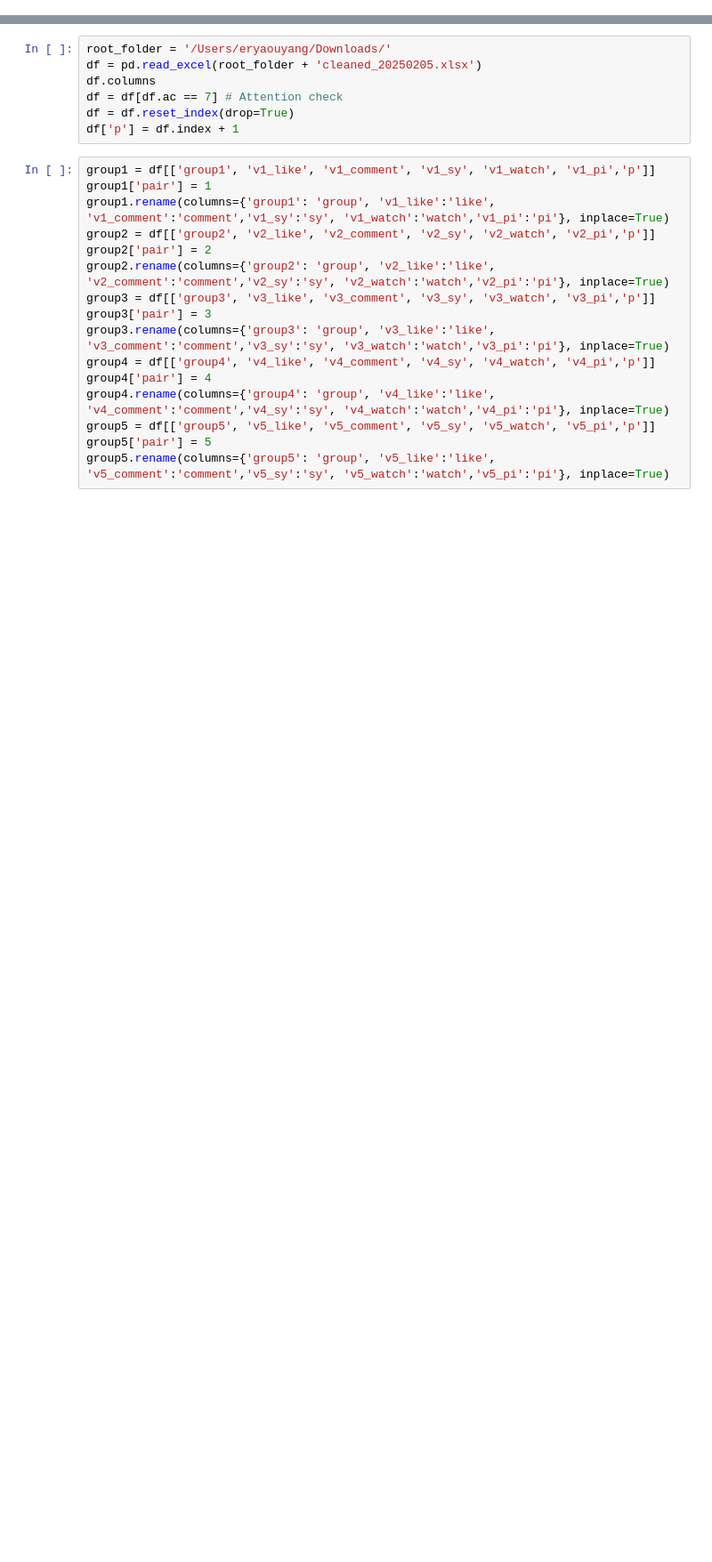
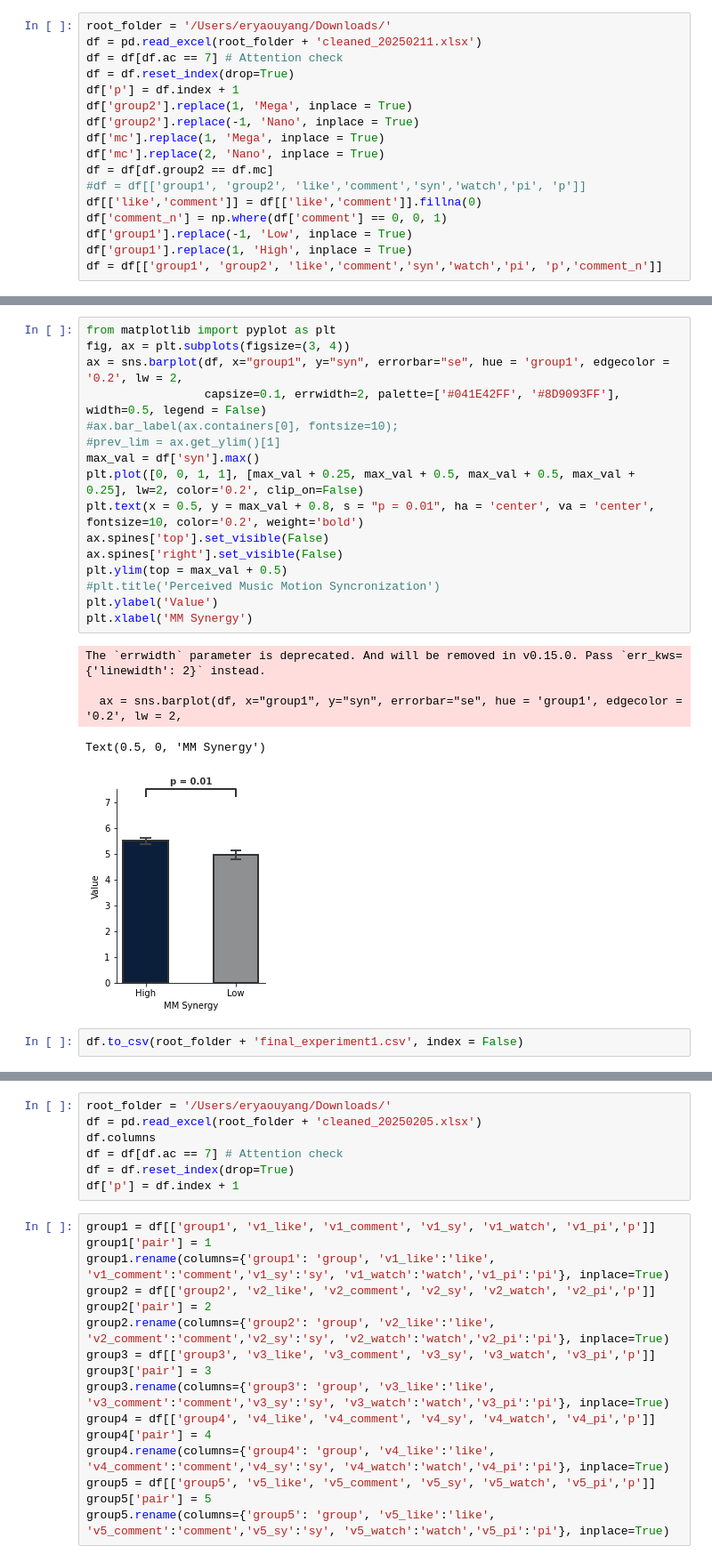
Before and after one commit to eyoy/mmsynergy, a Jupyter notebook: reg/experiment_analysis.ipynb, the cells around one changed output, grey strips where cells are left out. Shown: that part at 89% size. Saved outputs shown, nothing was run; the diff lists cells and outputs as text; blank space fills up the shorter version.

```diff
--- a/reg/experiment_analysis.ipynb
+++ b/reg/experiment_analysis.ipynb
@@ -4,0 +13,17 @@ import seaborn as sns
+# %%
+root_folder = '/Users/eryaouyang/Downloads/'
+df = pd.read_excel(root_folder + 'cleaned_20250211.xlsx')
+df = df[df.ac == 7] # Attention check
+df = df.reset_index(drop=True)
+df['p'] = df.index + 1
+df['group2'].replace(1, 'Mega', inplace = True)
+df['group2'].replace(-1, 'Nano', inplace = True)
+df['mc'].replace(1, 'Mega', inplace = True)
+df['mc'].replace(2, 'Nano', inplace = True)
+df = df[df.group2 == df.mc]
+#df = df[['group1', 'group2', 'like','comment','syn','watch','pi', 'p']]
+df[['like','comment']] = df[['like','comment']].fillna(0)
+df['comment_n'] = np.where(df['comment'] == 0, 0, 1)
+df['group1'].replace(-1, 'Low', inplace = True)
+df['group1'].replace(1, 'High', inplace = True)
+df = df[['group1', 'group2', 'like','comment','syn','watch','pi', 'p','comment_n']]
@@ -4,0 +93,24 @@ import seaborn as sns
+# %%
+from matplotlib import pyplot as plt
+fig, ax = plt.subplots(figsize=(3, 4))
+ax = sns.barplot(df, x="group1", y="syn", errorbar="se", hue = 'group1', edgecolor = '0.2', lw = 2,
+                 capsize=0.1, errwidth=2, palette=['#041E42FF', '#8D9093FF'], width=0.5, legend = False)
+#ax.bar_label(ax.containers[0], fontsize=10);
+#prev_lim = ax.get_ylim()[1]
+max_val = df['syn'].max()
+plt.plot([0, 0, 1, 1], [max_val + 0.25, max_val + 0.5, max_val + 0.5, max_val + 0.25], lw=2, color='0.2', clip_on=False)
+plt.text(x = 0.5, y = max_val + 0.8, s = "p = 0.01", ha = 'center', va = 'center', fontsize=10, color='0.2', weight='bold')
+ax.spines['top'].set_visible(False)
+ax.spines['right'].set_visible(False)
+plt.ylim(top = max_val + 0.5)
+#plt.title('Perceived Music Motion Syncronization')
+plt.ylabel('Value')
+plt.xlabel('MM Synergy')
+# %% [output]
+The `errwidth` parameter is deprecated. And will be removed in v0.15.0. Pass `err_kws={'linewidth': 2}` instead.
+
+  ax = sns.barplot(df, x="group1", y="syn", errorbar="se", hue = 'group1', edgecolor = '0.2', lw = 2,
+Text(0.5, 0, 'MM Synergy')
+[figure, added]
+# %%
+df.to_csv(root_folder + 'final_experiment1.csv', index = False)
```
Also changed, not shown: parts of 20 cells of this notebook.
